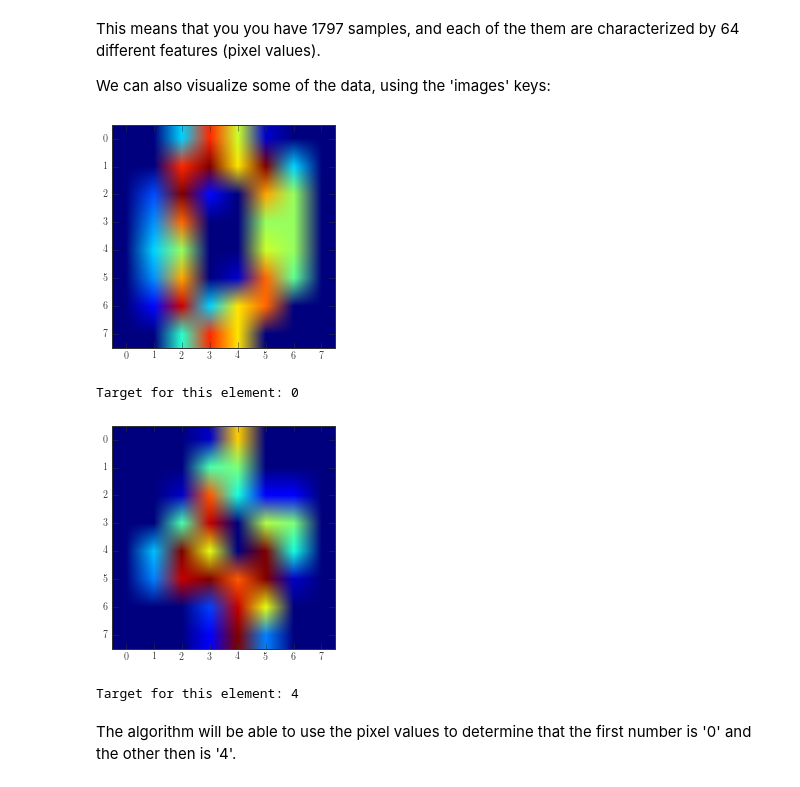
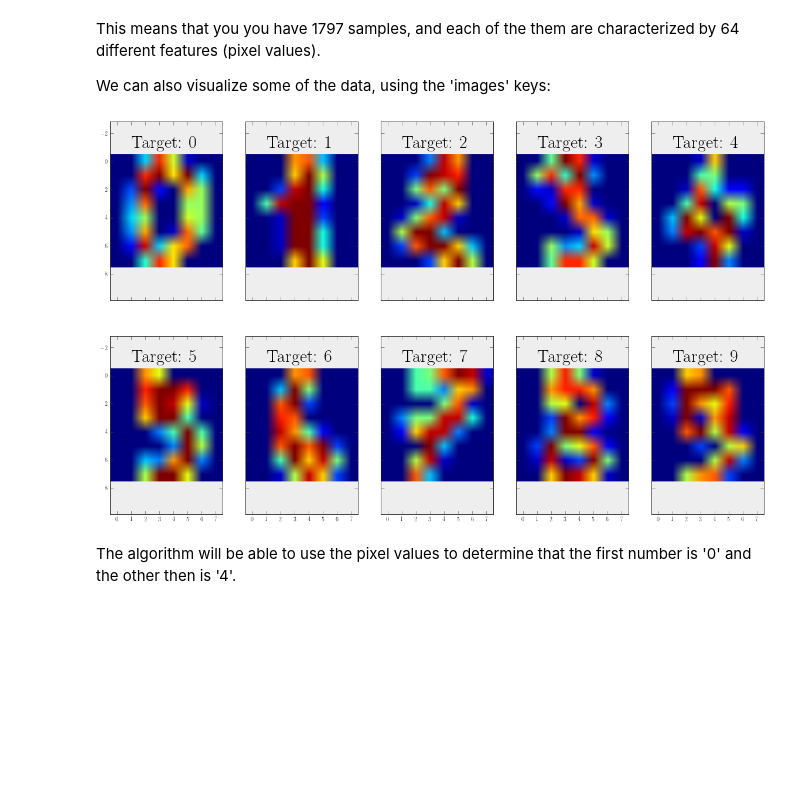
Before and after one commit to VandyAstroML/Vandy_AstroML, a Jupyter notebook: notebooks/Project_ScikitLearn_Datasets.ipynb, the cells around one changed output. Drawn from its saved outputs; the diff is of its cells as text; code cells hidden in the pictures; blank space fills up the shorter version.

Commit message:
Put the images of each number in the same figure

```diff
--- a/notebooks/Project_ScikitLearn_Datasets.ipynb
+++ b/notebooks/Project_ScikitLearn_Datasets.ipynb
@@ -116,20 +116,14 @@ Targets: [0 1 2 ..., 8 9 8]
 This means that you you have 1797 samples, and each of the them are characterized by 64 different features (pixel values).
 
 We can also visualize some of the data, using the 'images' keys:
-# %%
-plt.imshow(digits['images'][0])
-plt.show()
-print 'Target for this element: {0}'.format(digits_target[0])
-
-## One More
-
-plt.imshow(digits['images'][4])
-plt.show()
-print 'Target for this element: {0}'.format(digits_target[4])
-# %% [output]
-[figure, removed]
-Target for this element: 0
-[figure, removed]
-Target for this element: 4
+# %%
+fig, axes = plt.subplots(2,5, sharex=True, sharey=True, figsize=(20,12))
+axes_f = axes.flatten()
+for ii in range(len(axes_f)):
+    axes_f[ii].imshow(digits['images'][ii])
+    axes_f[ii].text(1, -1, 'Target: {0}'.format(digits_target[ii]), fontsize=30)
+plt.show()
+# %% [output]
+[figure, added]
 # %% [markdown]
 The algorithm will be able to use the pixel values to determine that the first number is '0' and the other then is '4'.
```
